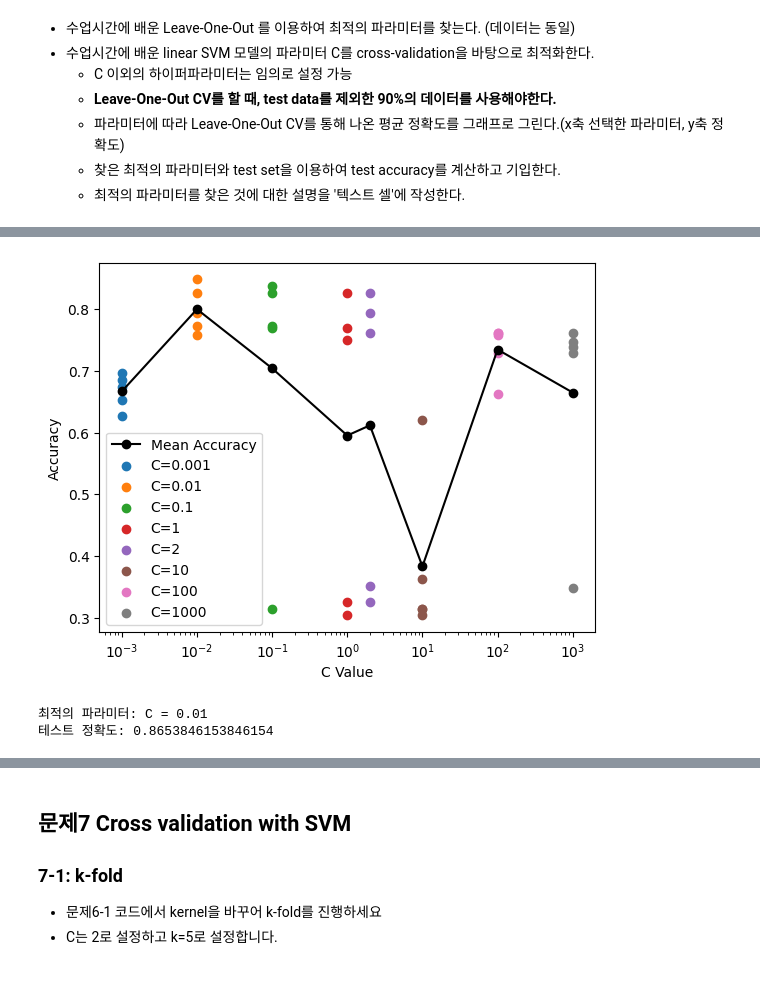
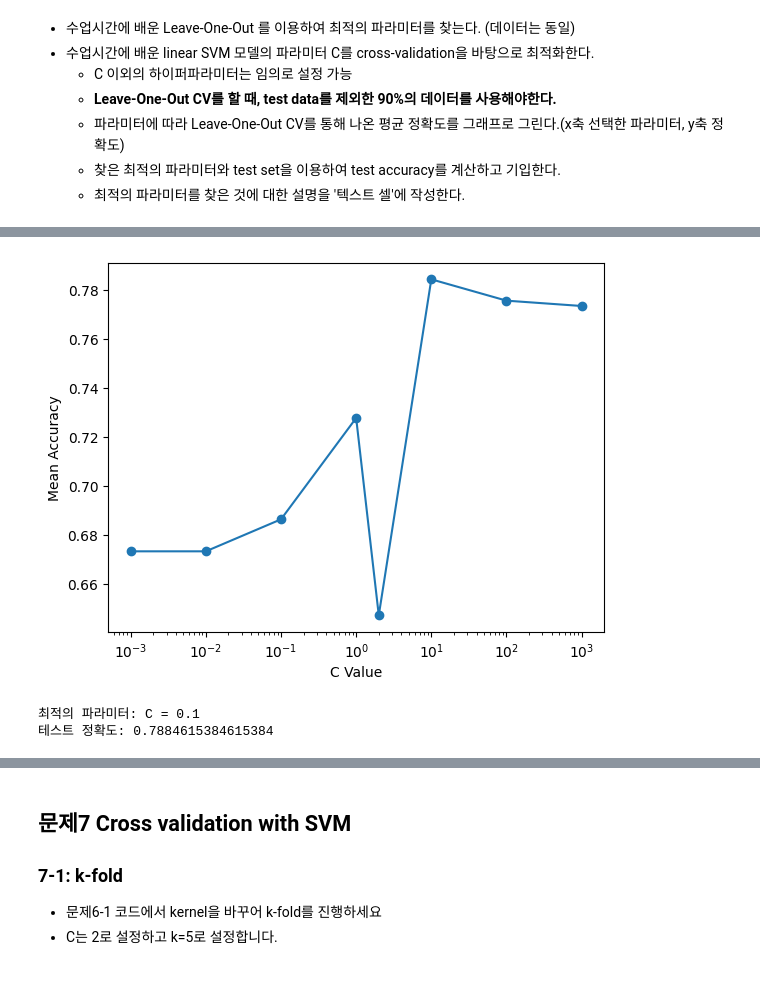
Before and after one commit to wkdtjrrb/2023S-Ajou-ML, a Jupyter notebook: HW2_202127288_장석규.ipynb, the cells around one changed output, grey strips where cells are left out. Saved outputs shown, nothing was run; the diff lists cells and outputs as text; code cells hidden in the pictures.

```diff
--- a/HW2_202127288_장석규.ipynb
+++ b/HW2_202127288_장석규.ipynb
@@ -421,25 +434,22 @@ for i,crit in enumerate(distance_criterion):
   graph.plot(K,acc,marker = 'o',label = crit+' val_acc')
 graph.legend()
 
+#validation을 이용해 최적의 파라미터를 선정했으므로 다시 합침
+X_train = np.concatenate((X_train,X_val),axis = 0)
+y_train = np.concatenate((y_train,y_val),axis = 0)
 
-# 그래프를 통해 찾은 최적의 파라미터와 test set을 이용해 accuracy 계산
+# 그래프를 통해 찾은 최적의 파라미터 구하기
 best_val_acc = 0.0
 best_k = None
 best_criterion = None
-
 for k in k_list:
     for criterion in distance_criterion:
-        knn = KNeighborsClassifier(n_neighbors=k, metric=criterion)
-        knn.fit(X_train, y_train)
-        yv_pred = knn.predict(X_val)
-        val_accuracy = metrics.accuracy_score(y_val, yv_pred)
-        v_acc.append((criterion, k, val_accuracy))
-
         if val_accuracy > best_val_acc:
             best_val_acc = val_accuracy
             best_k = k
             best_criterion = criterion
 
+#  test set을 이용해 accuracy 계산
 knn_t = KNeighborsClassifier(n_neighbors =best_k, metric = best_criterion)
 knn_t.fit(X_train,y_train)
 yt_pred = knn_t.predict(X_test)
@@ -486,47 +539,39 @@ y_train = np.concatenate((y_train,y_val),axis = 0)
 # %%
-## 문제 6-1 ##
+## 문제 6-2 ##
 # 코드 작성
-import warnings # convergence warning이 있는 것을 확인하였지만 제출물에 너무 많은 공간을차지해 메세지는 삭제하겠습니다
-warnings.filterwarnings('ignore')
+C62_values = [0.001,0.01, 0.1, 1,2, 10, 100, 1000]
+loo_results = []
 
-
-C_values = [0.001,0.01, 0.1, 1,2, 10, 100, 1000]
-cv_results = []
-
-kf = KFold(n_splits=5, shuffle=True, random_state = 42)
+loo = LeaveOneOut()
 
 # 각 파라미터에 대한 교차 검증 수행
-for C in C_values:
-    svm = LinearSVC(C = C,max_iter = 10000)
-    # K-fold CV 결과
-    cv_scores = cross_val_score(svm, X_train, y_train, cv=kf, scoring='accuracy')
-    cv_results.append(cv_scores)
+for C in C62_values:
+    svm = LinearSVC(C=C, random_state=42,max_iter = 1000)
+
+    # Leave-One-Out CV 결과
+    cv62_scores = cross_val_score(svm, X_train, y_train, cv=loo,scoring = 'accuracy')
+    loo_results.append(np.mean(cv62_scores))
 
 # 결과 시각화
-cv_results_mean = [np.mean(cv_result) for cv_result in cv_results]
-plt.semilogx(C_values, cv_results_mean, marker='o', color='black', label="Mean Accuracy")
-for i, C in enumerate(C_values):
-    plt.scatter([C]*5, cv_results[i], marker='o', label=f"C={C}")
-
+plt.semilogx(C62_values, loo_results, marker='o')
 plt.xlabel("C Value")
-plt.ylabel("Accuracy")
-plt.legend()
+plt.ylabel("Mean Accuracy")
 plt.show()
 
 # 최적의 파라미터 찾기
-best_idx = np.argmax(cv_results_mean)
-best_C = C_values[best_idx]
+best62_idx = np.argmax(loo_results)
+best62_C = C62_values[best_idx]
 
 # 테스트 정확도 계산
-svm = LinearSVC(C=best_C, random_state=42,max_iter = 10000)
+svm = LinearSVC(C=best62_C, random_state=42,max_iter = 1000)
 svm.fit(X_train, y_train)
-test_pred = svm.predict(X_test)
-test_accuracy = metrics.accuracy_score(y_test, test_pred)
+test62_pred = svm.predict(X_test)
+test62_accuracy = metrics.accuracy_score(y_test, test62_pred)
 
-print(f"최적의 파라미터: C = {best_C}")
+print(f"최적의 파라미터: C = {best62_C}")
 print(f"테스트 정확도: {test_accuracy}")
 ############
 # %% [output]
-[figure, old version]
+[figure, new version]
-최적의 파라미터: C = 0.01
-테스트 정확도: 0.8653846153846154
+최적의 파라미터: C = 0.1
+테스트 정확도: 0.7884615384615384
```
Also changed, not shown: parts of 20 cells of this notebook.
